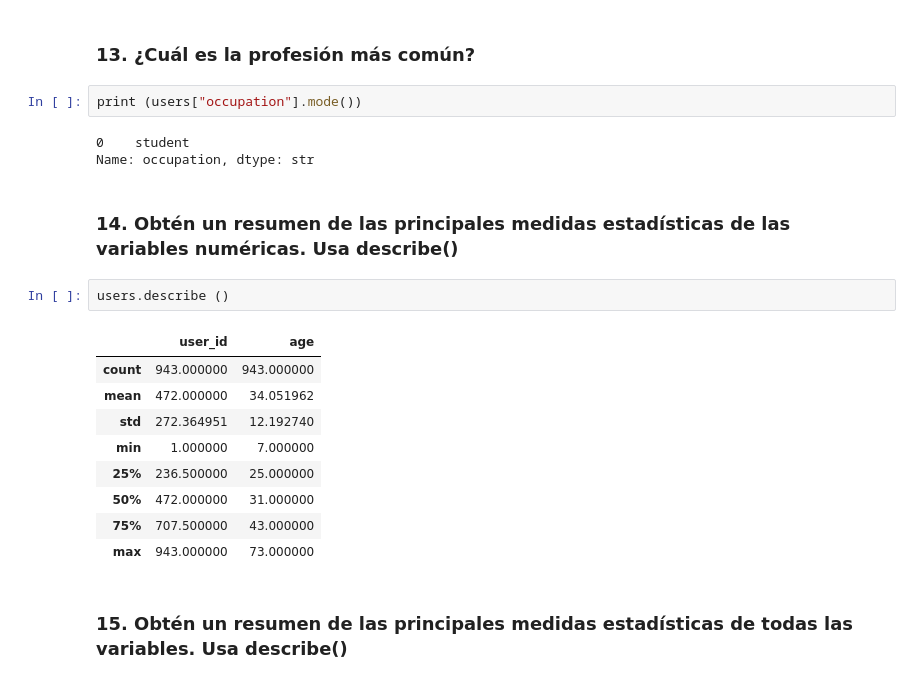
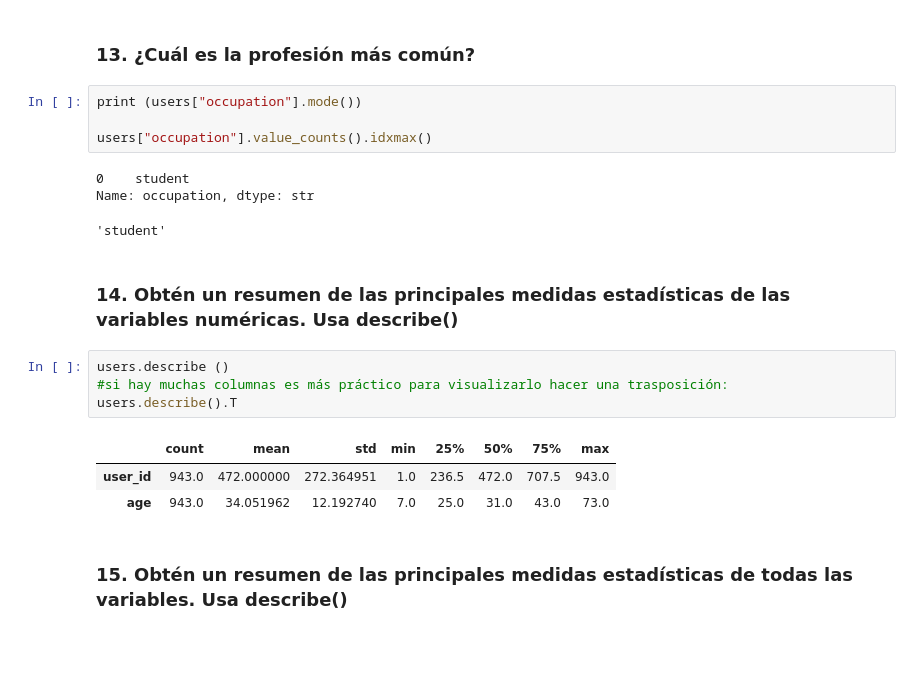
Before and after one commit to naiamerino/2026-02-BILBAO-FT-Data-Science, a Jupyter notebook: 2-Data_Analysis/2-Pandas/Practica/0-Occupation/OccupationNMG.ipynb, the cells around one changed output. Saved outputs shown, nothing was run; the diff lists cells and outputs as text; blank space fills up the shorter version.

```diff
--- a/2-Data_Analysis/2-Pandas/Practica/0-Occupation/OccupationNMG.ipynb
+++ b/2-Data_Analysis/2-Pandas/Practica/0-Occupation/OccupationNMG.ipynb
@@ -218,23 +239,22 @@ Name: count, dtype: int64
 ### 13. ¿Cuál es la profesión más común?
 # %%
 print (users["occupation"].mode())
+
+users["occupation"].value_counts().idxmax()
 # %% [output]
 0    student
 Name: occupation, dtype: str
+'student'
 # %% [markdown]
 ### 14. Obtén un resumen de las principales medidas estadísticas de las variables numéricas.  Usa describe()
-# %%
-users.describe ()
-# %% [output]
-|  | user_id | age |
-| count | 943.000000 | 943.000000 |
-| mean | 472.000000 | 34.051962 |
-| std | 272.364951 | 12.192740 |
-| min | 1.000000 | 7.000000 |
-| 25% | 236.500000 | 25.000000 |
-| 50% | 472.000000 | 31.000000 |
-| 75% | 707.500000 | 43.000000 |
-| max | 943.000000 | 73.000000 |
+# %%
+users.describe ()
+#si hay muchas columnas es más práctico para visualizarlo hacer una trasposición:
+users.describe().T
+# %% [output]
+|  | count | mean | std | min | 25% | 50% | 75% | max |
+| user_id | 943.0 | 472.000000 | 272.364951 | 1.0 | 236.5 | 472.0 | 707.5 | 943.0 |
+| age | 943.0 | 34.051962 | 12.192740 | 7.0 | 25.0 | 31.0 | 43.0 | 73.0 |
 # %% [markdown]
 ### 15. Obtén un resumen de las principales medidas estadísticas de todas las variables.  Usa describe()
 # %%
```
Also changed, not shown: parts of 8 cells of this notebook, 9 other files.
